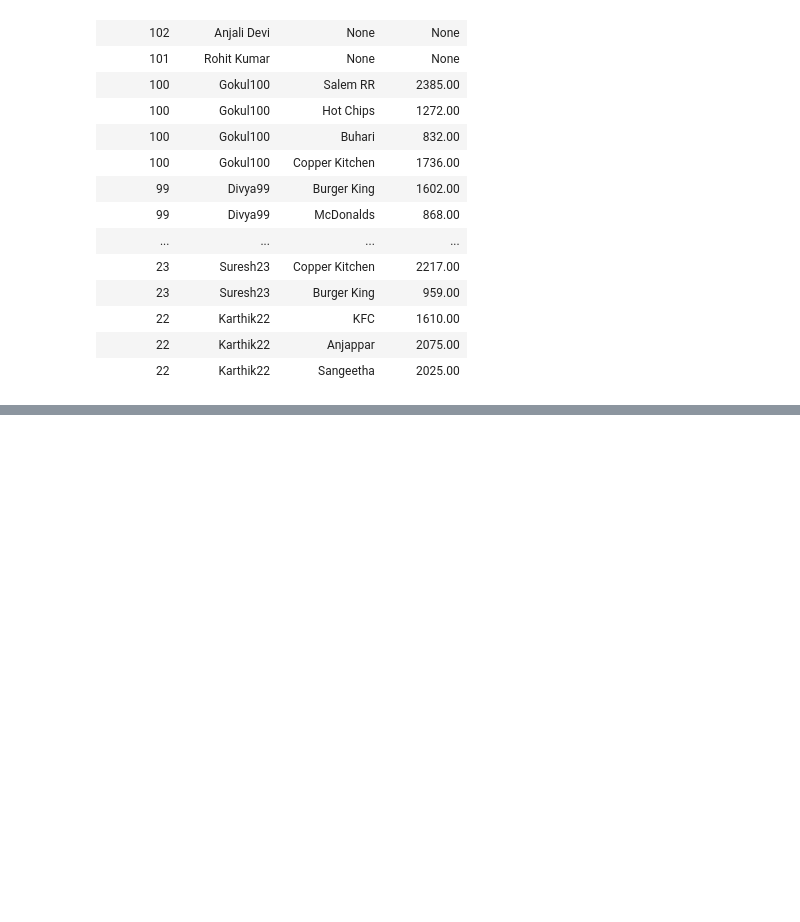
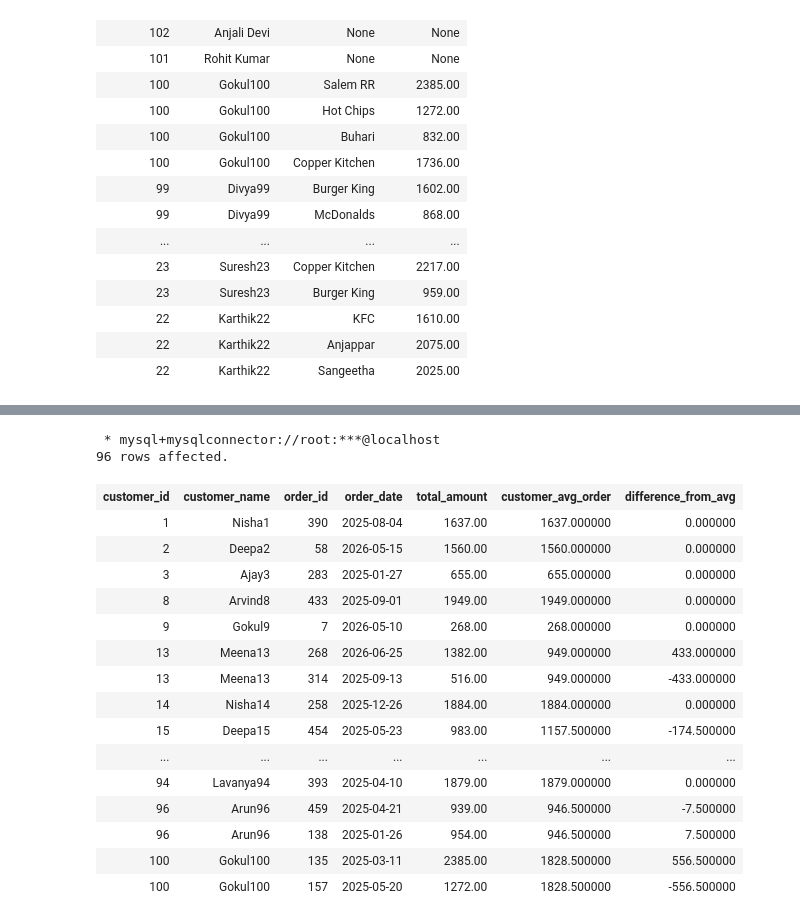
Before and after one commit to karthikeyanm-dev/DE-SQL, a Jupyter notebook: DE SQL Notes/SQL_Questions.ipynb, the cells around one changed output, grey strips where cells are left out. Cells and saved outputs as stored; diff of their text form; code cells hidden in the pictures; blank space fills up the shorter version.

```diff
--- a/DE SQL Notes/SQL_Questions.ipynb
+++ b/DE SQL Notes/SQL_Questions.ipynb
@@ -4819,0 +5186,36 @@ order by customer_id desc;
+# %%
+%%sql
+select
+    c.customer_id,
+    c.customer_name,
+    o.order_id,
+    o.order_date,
+    o.total_amount,
+    avg(o.total_amount) over(
+        partition by c.customer_id
+    ) as
+    customer_avg_order,
+    o.total_amount - avg(o.total_amount) over( partition by c.customer_id ) as difference_from_avg
+from customers c
+join orders o
+on o.customer_id = c.customer_id
+WHERE o.order_status = 'Delivered';
+# %% [output]
+ * mysql+mysqlconnector://root:***@localhost
+96 rows affected.
+| customer_id | customer_name | order_id | order_date | total_amount | customer_avg_order | difference_from_avg |
+| 1 | Nisha1 | 390 | 2025-08-04 | 1637.00 | 1637.000000 | 0.000000 |
+| 2 | Deepa2 | 58 | 2026-05-15 | 1560.00 | 1560.000000 | 0.000000 |
+| 3 | Ajay3 | 283 | 2025-01-27 | 655.00 | 655.000000 | 0.000000 |
+| 8 | Arvind8 | 433 | 2025-09-01 | 1949.00 | 1949.000000 | 0.000000 |
+| 9 | Gokul9 | 7 | 2026-05-10 | 268.00 | 268.000000 | 0.000000 |
+| 13 | Meena13 | 268 | 2026-06-25 | 1382.00 | 949.000000 | 433.000000 |
+| 13 | Meena13 | 314 | 2025-09-13 | 516.00 | 949.000000 | -433.000000 |
+| 14 | Nisha14 | 258 | 2025-12-26 | 1884.00 | 1884.000000 | 0.000000 |
+| 15 | Deepa15 | 454 | 2025-05-23 | 983.00 | 1157.500000 | -174.500000 |
+| ... | ... | ... | ... | ... | ... | ... |
+| 94 | Lavanya94 | 393 | 2025-04-10 | 1879.00 | 1879.000000 | 0.000000 |
+| 96 | Arun96 | 459 | 2025-04-21 | 939.00 | 946.500000 | -7.500000 |
+| 96 | Arun96 | 138 | 2025-01-26 | 954.00 | 946.500000 | 7.500000 |
+| 100 | Gokul100 | 135 | 2025-03-11 | 2385.00 | 1828.500000 | 556.500000 |
+| 100 | Gokul100 | 157 | 2025-05-20 | 1272.00 | 1828.500000 | -556.500000 |
```
Also changed, not shown: parts of 19 cells of this notebook, 1 other file.
